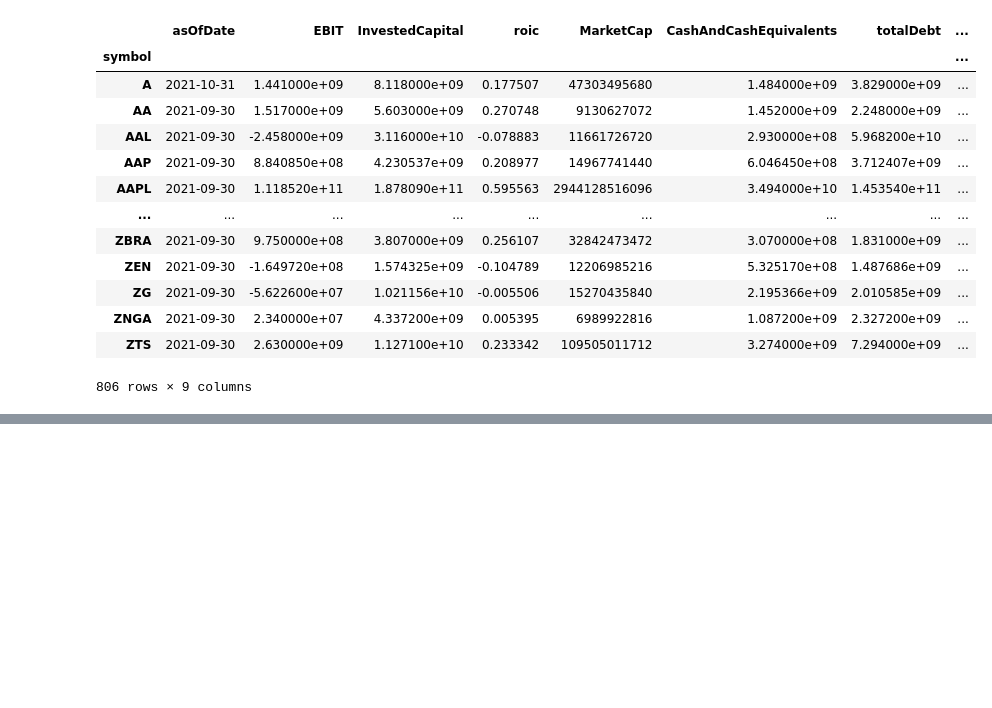
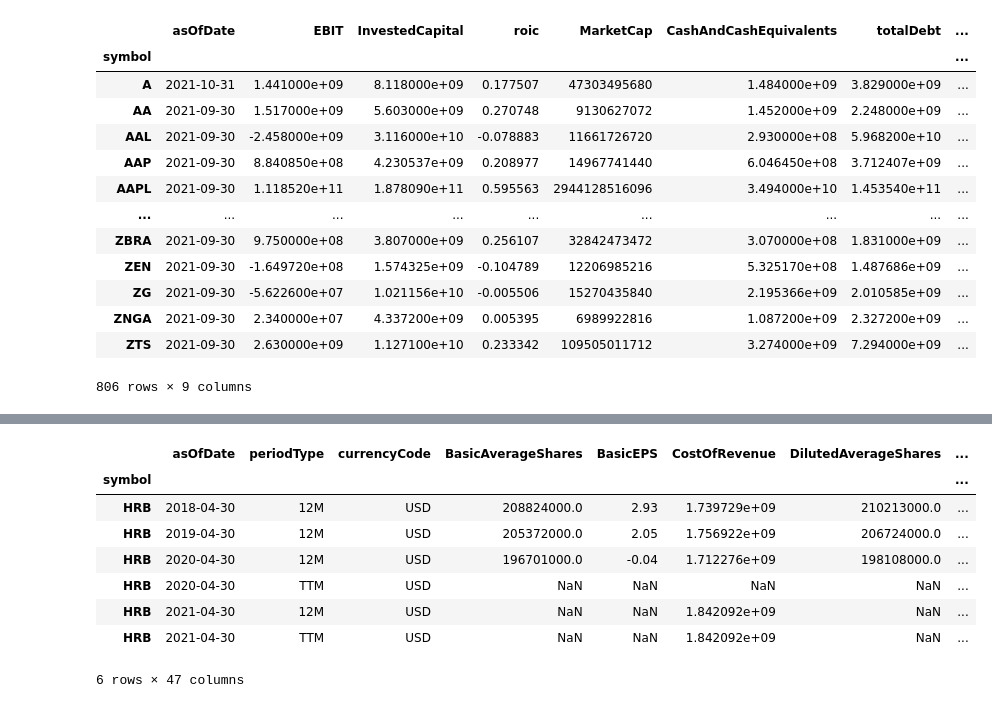
Before and after one commit to 000vince000/investment, a Jupyter notebook: AustrianStockScreener10Q.ipynb, the cells around one changed output, grey strips where cells are left out. Drawn from its saved outputs; the diff is of its cells as text; code cells hidden in the pictures; blank space fills up the shorter version.

```diff
--- a/AustrianStockScreener10Q.ipynb
+++ b/AustrianStockScreener10Q.ipynb
@@ -323,2 +310,14 @@ balanceSheet error: Balance Sheet data unavailable for WYND
 # %%
 dfResult.to_csv('austrian_retry.csv', sep=';')
+# %%
+Ticker('HRB').income_statement()
+# %% [output]
+|  | asOfDate | periodType | currencyCode | BasicAverageShares | BasicEPS | CostOfRevenue | DilutedAverageShares | ... |
+| symbol |  |  |  |  |  |  |  | ... |
+| HRB | 2018-04-30 | 12M | USD | 208824000.0 | 2.93 | 1.739729e+09 | 210213000.0 | ... |
+| HRB | 2019-04-30 | 12M | USD | 205372000.0 | 2.05 | 1.756922e+09 | 206724000.0 | ... |
+| HRB | 2020-04-30 | 12M | USD | 196701000.0 | -0.04 | 1.712276e+09 | 198108000.0 | ... |
+| HRB | 2020-04-30 | TTM | USD | NaN | NaN | NaN | NaN | ... |
+| HRB | 2021-04-30 | 12M | USD | NaN | NaN | 1.842092e+09 | NaN | ... |
+| HRB | 2021-04-30 | TTM | USD | NaN | NaN | 1.842092e+09 | NaN | ... |
+6 rows × 47 columns
```
Also changed, not shown: parts of 3 cells of this notebook.
